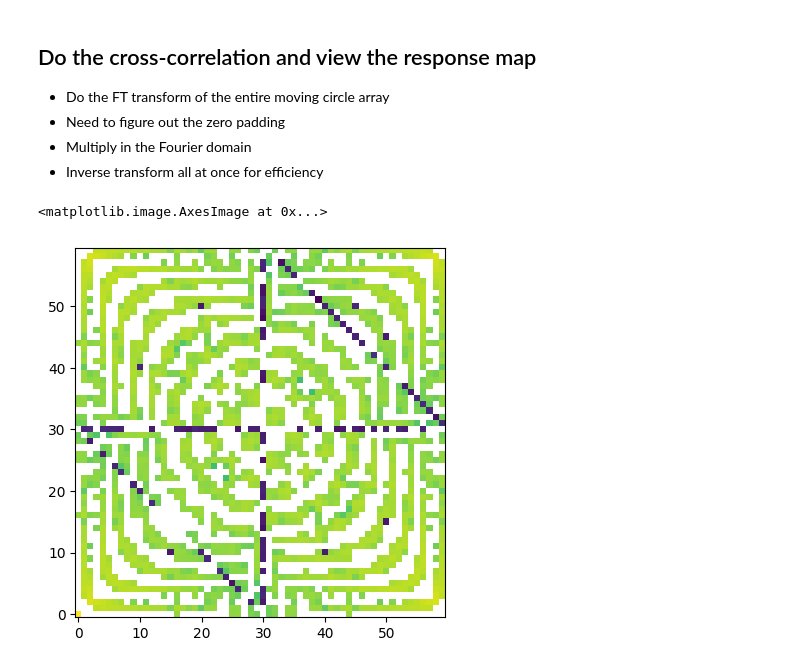
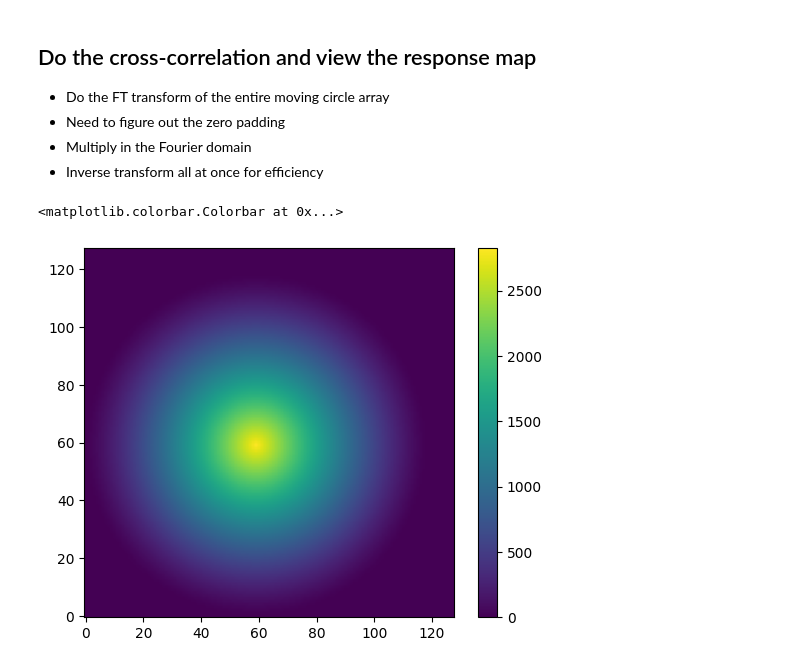
Before and after one commit to magao-x/MagAOX, a Jupyter notebook: apps/windsoccRT/windsocc/notebooks/xcorr_testing.ipynb, the cells around one changed output. Drawn from its saved outputs; the diff is of its cells as text; code cells hidden in the pictures.

```diff
--- a/apps/windsoccRT/windsocc/notebooks/xcorr_testing.ipynb
+++ b/apps/windsoccRT/windsocc/notebooks/xcorr_testing.ipynb
@@ -31,15 +31,15 @@ plt.imshow(circle_image, origin="lower")
 [figure]
 # %%
 # Make the circle move
-circle_image_series = np.zeros((image_size, image_size, circle_radius))
+circle_image_series = np.zeros((circle_radius*2,image_size, image_size))
 
-for i in range(circle_radius):
+for i in range(circle_radius*2):
     moving_rho2d = np.sqrt((x_arr - i)**2 + y_arr**2)
     moving_circle = blank_image.copy()
     moving_circle[moving_rho2d <= circle_radius] = 1
-    circle_image_series[:,:,i] = moving_circle
+    circle_image_series[i,:,:] = moving_circle
 
 
-plt.imshow(circle_image_series[:,:,20], origin="lower")
+plt.imshow(circle_image_series[59,:,:], origin="lower")
 # %% [output]
 <matplotlib.image.AxesImage at 0x...>
@@ -51,11 +51,38 @@ plt.imshow(circle_image_series[:,:,20], origin="lower")
 - Multiply in the Fourier domain
 - Inverse transform all at once for efficiency
 # %%
-circle_image_ft = np.fft.fft2(circle_image)
-moving_circle_all_ft = np.fft.fft2(circle_image_series, axes=(0,1))
+# compute the 2D FFTs
 
-plt.imshow(circle_image_ft.real, origin="lower",
-norm=LogNorm(min))
+# do the zero-padding
+pad_size = max(128, image_size * 2  - 1)
+padded_circle_image_series = np.pad(
+    array=circle_image_series,
+    pad_width=((0,0),(pad_size,pad_size), (pad_size,pad_size)))
+
+# plt.imshow(padded_circle_image_series[0,:,:], origin="lower")
+
+moving_circle_all_ft = np.fft.rfft2(
+    circle_image_series,
+    s=(pad_size,pad_size),
+    # axes=(1,2),
+    )
+# plt.imshow(moving_circle_all_ft.real[10,:,:], origin="lower")
+# print(moving_circle_all_ft.shape)
+circle_image_ft = moving_circle_all_ft[0,:,:].copy()
+circle_image_ft_conj = np.conj(circle_image_ft)
+
+# do the CC in the Fourier domain
+
+
+moving_circle_all_cc = np.multiply(circle_image_ft, moving_circle_all_ft)
+moving_circle_all_cc_ifft = np.fft.irfft2(
+    moving_circle_all_cc,
+    # s=(pad_size,pad_size),
+    )
+moving_circle_all_cc_ifft_shifted = np.fft.fftshift(moving_circle_all_cc_ifft)
+
+plt.imshow(moving_circle_all_cc_ifft[0,:,:], origin="lower")
+plt.colorbar()
 # %% [output]
-<matplotlib.image.AxesImage at 0x...>
+<matplotlib.colorbar.Colorbar at 0x...>
-[figure, old version]
+[figure, new version]
```
Also changed, not shown: parts of 4 cells of this notebook, 4 other files.
